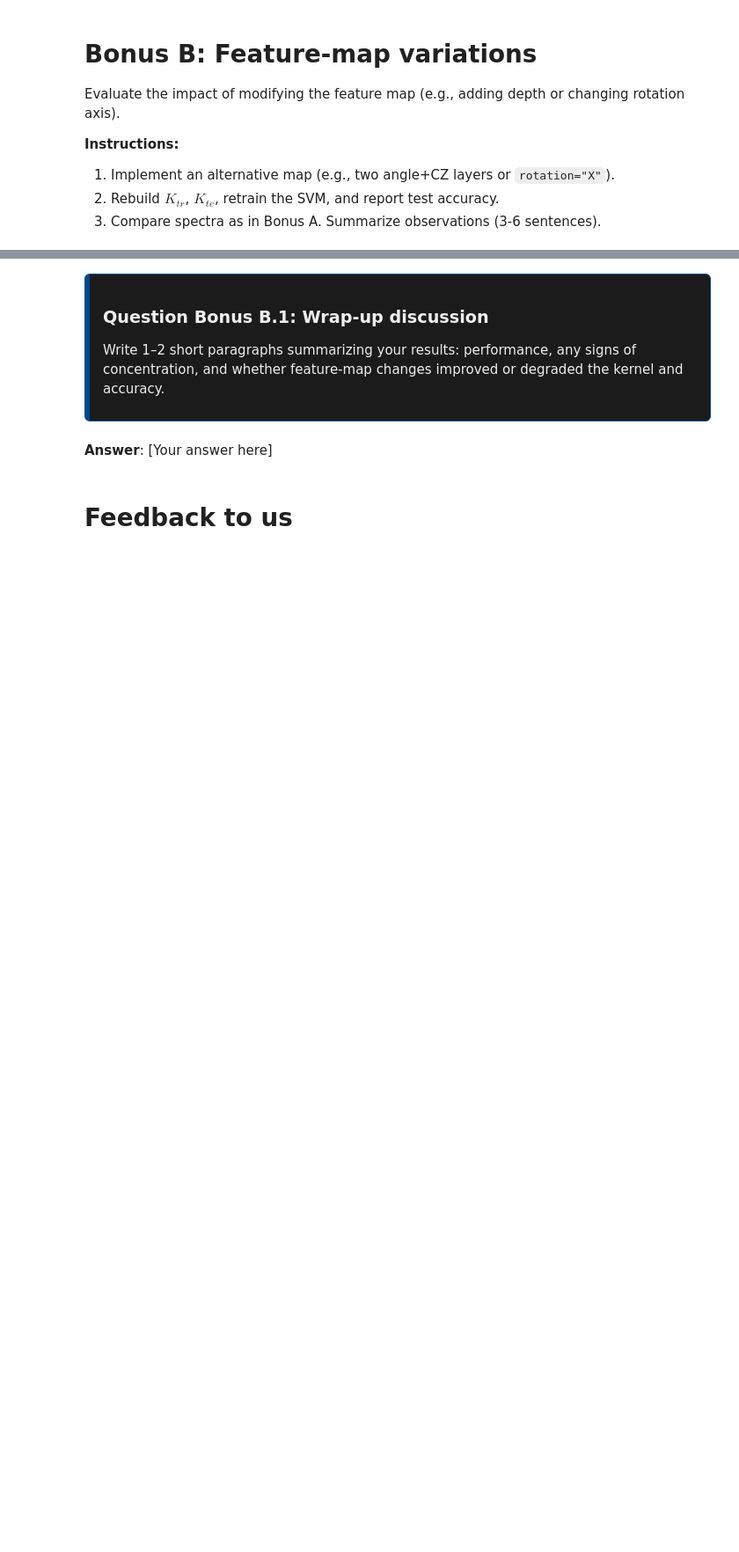
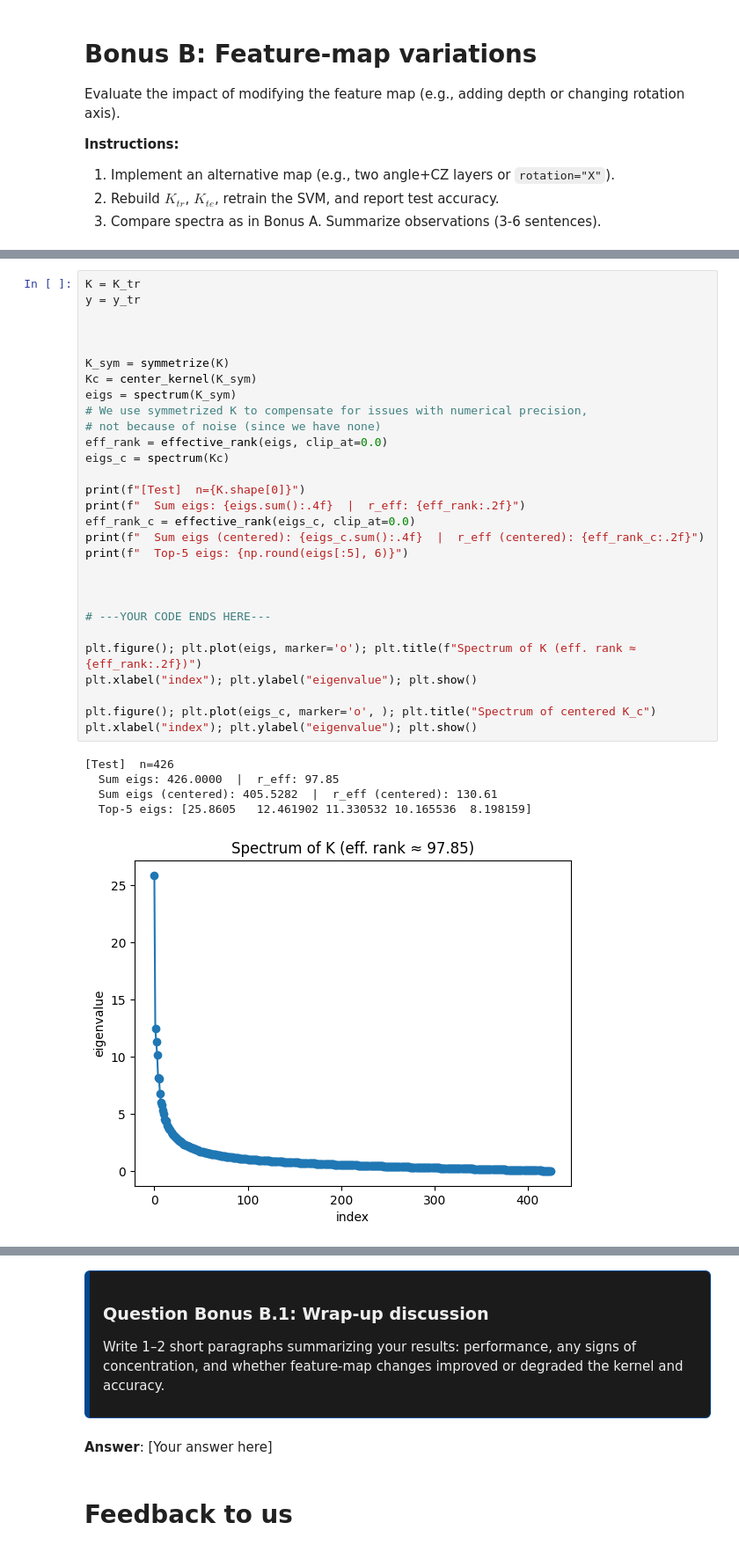
Before and after one commit to Glowster/DD2368, a Jupyter notebook: assignment2/assignment2.ipynb, the cells around one changed output, grey strips where cells are left out. Shown at 88% size. Saved outputs shown, nothing was run; the diff lists cells and outputs as text; blank space fills up the shorter version.

```diff
--- a/assignment2/assignment2.ipynb
+++ b/assignment2/assignment2.ipynb
@@ -388,0 +579,35 @@ Evaluate the impact of modifying the feature map (e.g., adding depth or changing
+# %%
+K = K_tr
+y = y_tr
+
+
+
+K_sym = symmetrize(K)
+Kc = center_kernel(K_sym)
+eigs = spectrum(K_sym)
+# We use symmetrized K to compensate for issues with numerical precision,
+# not because of noise (since we have none)
+eff_rank = effective_rank(eigs, clip_at=0.0)
+eigs_c = spectrum(Kc)
+
+print(f"[Test]  n={K.shape[0]}")
+print(f"  Sum eigs: {eigs.sum():.4f}  |  r_eff: {eff_rank:.2f}")
+eff_rank_c = effective_rank(eigs_c, clip_at=0.0)
+print(f"  Sum eigs (centered): {eigs_c.sum():.4f}  |  r_eff (centered): {eff_rank_c:.2f}")
+print(f"  Top-5 eigs: {np.round(eigs[:5], 6)}")
+
+
+
+# ---YOUR CODE ENDS HERE---
+
+plt.figure(); plt.plot(eigs, marker='o'); plt.title(f"Spectrum of K (eff. rank ≈ {eff_rank:.2f})")
+plt.xlabel("index"); plt.ylabel("eigenvalue"); plt.show()
+
+plt.figure(); plt.plot(eigs_c, marker='o', ); plt.title("Spectrum of centered K_c")
+plt.xlabel("index"); plt.ylabel("eigenvalue"); plt.show()
+# %% [output]
+[Test]  n=426
+  Sum eigs: 426.0000  |  r_eff: 97.85
+  Sum eigs (centered): 405.5282  |  r_eff (centered): 130.61
+  Top-5 eigs: [25.8605   12.461902 11.330532 10.165536  8.198159]
+[figure, added]
```
Also changed, not shown: parts of 22 cells of this notebook.
